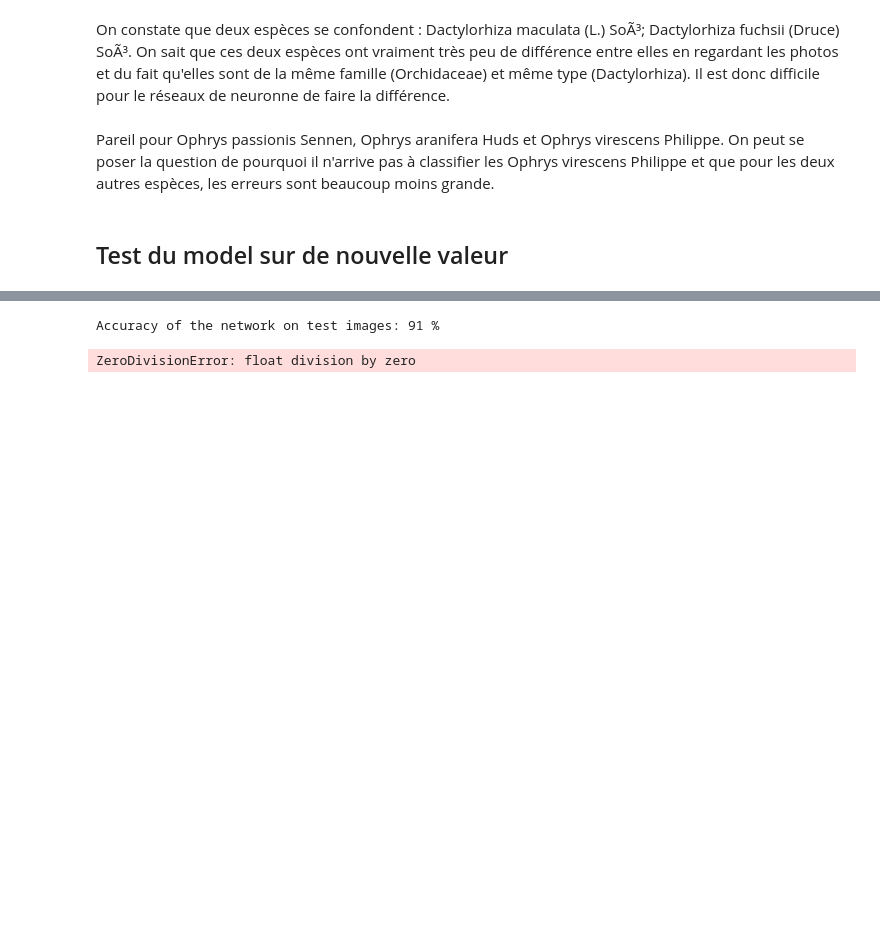
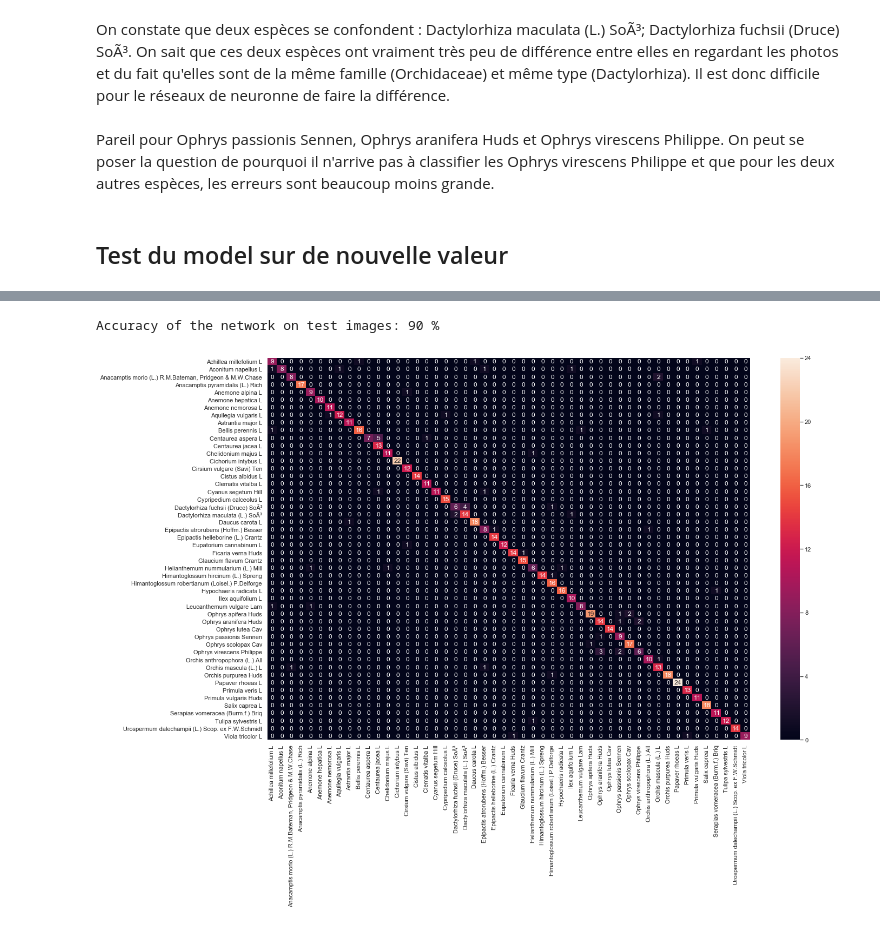
Before and after one commit to LemaitreT/Reconnaissance-visuel-de-plante, a Jupyter notebook: Réseau neuronal convolutif.ipynb, the cells around one changed output, grey strips where cells are left out. Cells and saved outputs as stored; diff of their text form; code cells hidden in the pictures; blank space fills up the shorter version.

Commit message:
Correction CNN

```diff
--- a/Réseau neuronal convolutif.ipynb
+++ b/Réseau neuronal convolutif.ipynb
@@ -422,19 +425,23 @@ torch.save(best_model, PATH)
 # %% [markdown]
 ## Test du model sur de nouvelle valeur
 # %%
+if(not os.path.isdir('./CNN/test')):
+    os.mkdir('./CNN/test')
+
+
 for classe in y_test :
     if(not os.path.isdir('./CNN/test/'+classe)):
         os.mkdir('./CNN/test/'+classe)
 
 directorys=os.listdir('./CNN/test/')
-for i in range(0,len(directory)):
+for i in range(0,len(directorys)):
     files=os.listdir('./CNN/test/'+directorys[i])
     for j in range(0,len(files)):
         os.remove('./CNN/test/'+directorys[i]+'/'+files[j])
 
 
 for i in range(len(X_test)):
-    shutil.copyfile('./train/'+X_test[i],'./CNN/train/'+y_test[i]+'/'+X_test[i])
+    shutil.copyfile('./train/'+X_test[i],'./CNN/test/'+y_test[i]+'/'+X_test[i])
 # %%
 PATH = 'CNN/bestModel.pth'
 our_model = torch.load(PATH)
@@ -455,37 +464,34 @@ testloader = torch.utils.data.DataLoader(test_data)
 # %%
 correct = 0
 total = 0
+nb_classes = len(test_data.classes)
+class_names = test_data.classes
+confusion_matrix = torch.zeros(nb_classes, nb_classes)
 with torch.no_grad():
     for i, (inputs, classes) in enumerate(testloader):
         images = inputs.to(device)
         labels = classes.to(device)
         outputs = our_model(images)
         _, predicted = torch.max(outputs.data, 1)
         total += labels.size(0)
         correct += (predicted == labels).sum().item()
+        for t, p in zip(labels.view(-1), predicted.view(-1)):
+            confusion_matrix[t.long(), p.long()] += 1
+
 
 print('Accuracy of the network on test images: %d %%' % (
     100 * correct / total))
+
+plt.figure(figsize=(20, 13))
+sns.set(font_scale=1)
+sns.heatmap(confusion_matrix, annot=True, xticklabels= class_names, yticklabels= class_names)
+
+# correction du bug qui coupé le haut et le bas de la matrice de confusion
+b, t = plt.ylim()
+b += 0.5
+t -= 0.5
+plt.ylim(b, t)
+plt.show()
 # %% [output]
-Accuracy of the network on test images: 91 %
+Accuracy of the network on test images: 90 %
+[figure, added]
-# %%
-class_correct = list(0. for i in range(50))
-class_total = list(0. for i in range(50))
-with torch.no_grad():
-    for i, (inputs, classes) in enumerate(testloader):
-        images = inputs.to(device)
-        labels = classes.to(device)
-        outputs = our_model(images)
-        _, predicted = torch.max(outputs, 1)
-        c = (predicted == labels).squeeze()
-        for i in range(50):
-            label = labels
-            class_correct[label] += c
-            class_total[label] += 1
-
-
-for i in range(50):
-    print('Accuracy of %5s : %2d %%' % (
-        classe[i], 100 * class_correct[i] / class_total[i]))
-# %% [output]
-ZeroDivisionError: float division by zero
```
Also changed, not shown: parts of 3 cells of this notebook.
